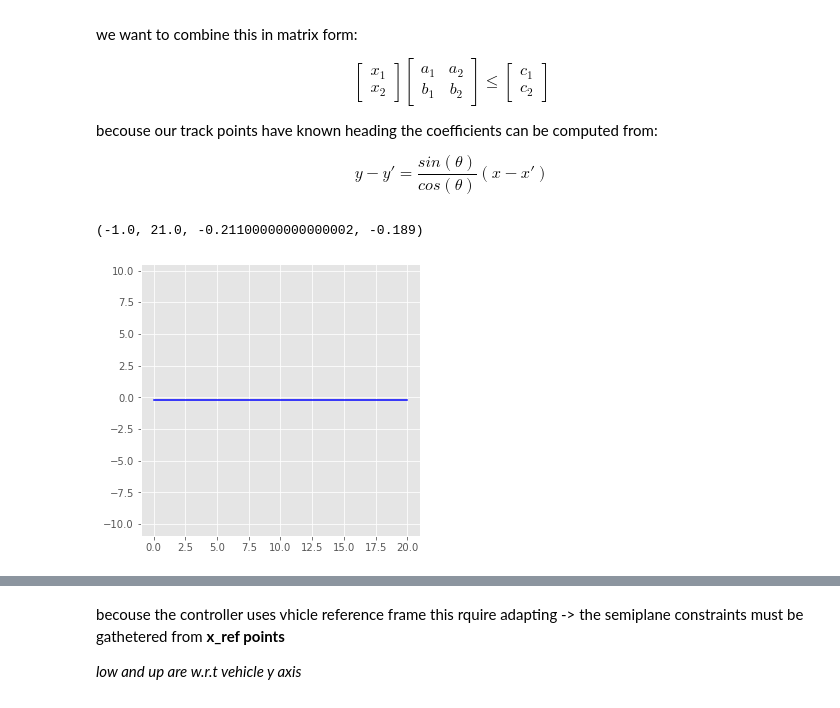
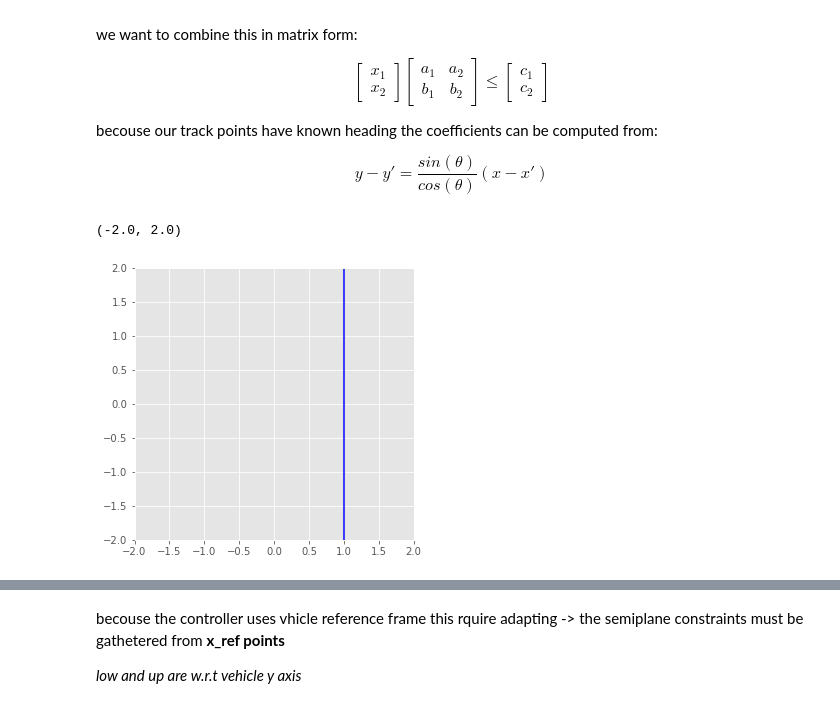
Before and after one commit to mcarfagno/mpc_python, a Jupyter notebook: notebooks/MPC_racecar_tracking.ipynb, the cells around one changed output, grey strips where cells are left out. Cells and saved outputs as stored; diff of their text form; code cells hidden in the pictures.

```diff
--- a/notebooks/MPC_racecar_tracking.ipynb
+++ b/notebooks/MPC_racecar_tracking.ipynb
@@ -1315,24 +1315,25 @@ $$ y - y' = \frac{sin(\theta)}{cos(\theta)}(x - x') $$
 # %%
 import numpy as np
 import matplotlib.pyplot as plt
 plt.style.use("ggplot")
 
 def get_coeff(x,y,theta):
     m = np.sin(theta)/np.cos(theta)
     return(-m,1,y-m*x)
 
 #test -> assume point 10,1,pi/6
-coeff = get_coeff(1,-0.2, 0.0)
+coeff = get_coeff(1,-1, np.pi/2)
 y = []
 pts = np.linspace(0,20,100)
 
 for x in pts:
     y.append((-coeff[0]*x+coeff[2])/coeff[1])
 
 plt.figure(figsize=(5,5))
+plt.plot(pts,y,"b-")
 
-plt.plot(pts,y,"b-")
-plt.axis("equal")
+plt.xlim((-2, 2))
+plt.ylim((-2, 2))
 # %% [output]
-(-1.0, 21.0, -0.21100000000000002, -0.189)
+(-2.0, 2.0)
-[figure, old version]
+[figure, new version]
```
Also changed, not shown: parts of 12 cells of this notebook.
